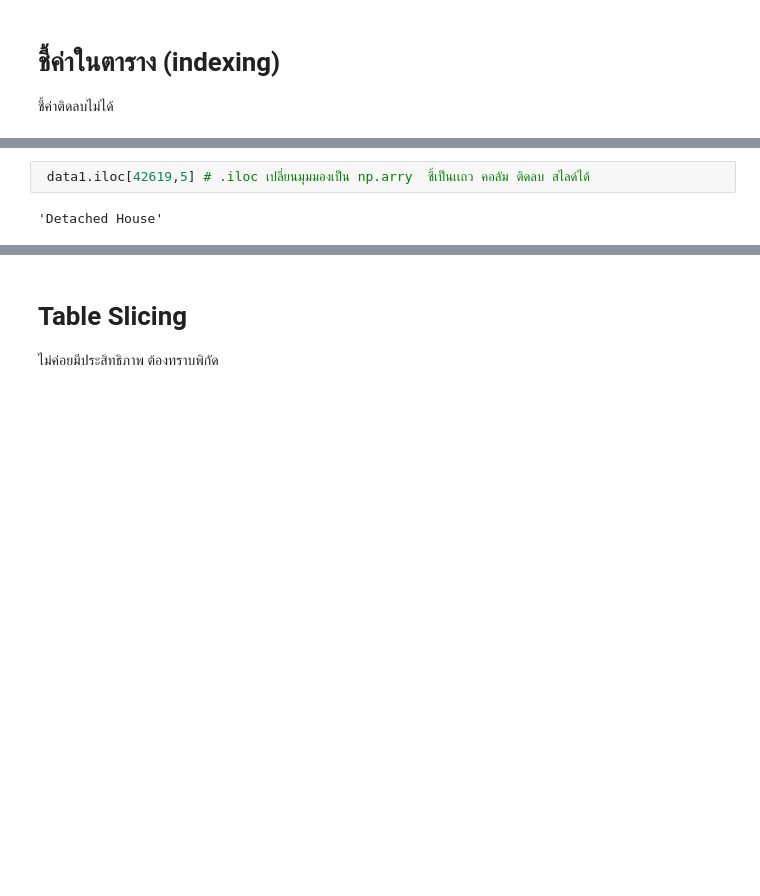
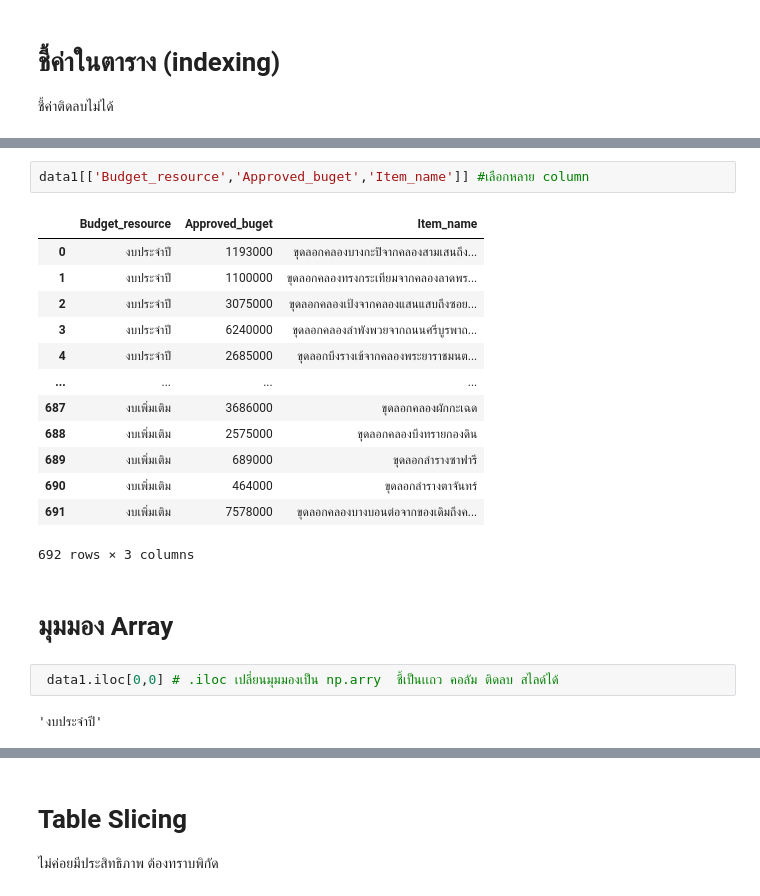
Before and after one commit to puttipongyy/python_dataviz2023, a Jupyter notebook: Pandas101.ipynb, the cells around one changed output, grey strips where cells are left out. Saved outputs shown, nothing was run; the diff lists cells and outputs as text; blank space fills up the shorter version.

```diff
--- a/Pandas101.ipynb
+++ b/Pandas101.ipynb
@@ -143,7 +153,25 @@ data1['propertytype_name_en'][42619]
+# %%
+data1[['Budget_resource','Approved_buget','Item_name']] #เลือกหลาย column
+# %% [output]
+|  | Budget_resource | Approved_buget | Item_name |
+| 0 | งบประจำปี | 1193000 | ขุดลอกคลองบางกะปิจากคลองสามเสนถึง... |
+| 1 | งบประจำปี | 1100000 | ขุดลอกคลองทรงกระเทียมจากคลองลาดพร... |
+| 2 | งบประจำปี | 3075000 | ขุดลอกคลองเป้งจากคลองแสนแสบถึงซอย... |
+| 3 | งบประจำปี | 6240000 | ขุดลอกคลองลำพังพวยจากถนนศรีบูรพาถ... |
+| 4 | งบประจำปี | 2685000 | ขุดลอกบึงรางเข้จากคลองพระยาราชมนต... |
+| ... | ... | ... | ... |
+| 687 | งบเพิ่มเติม | 3686000 | ขุดลอกคลองผักกะเฉด |
+| 688 | งบเพิ่มเติม | 2575000 | ขุดลอกคลองบึงทรายกองดิน |
+| 689 | งบเพิ่มเติม | 689000 | ขุดลอกลำรางซาฟารี |
+| 690 | งบเพิ่มเติม | 464000 | ขุดลอกลำรางตาจันทร์ |
+| 691 | งบเพิ่มเติม | 7578000 | ขุดลอกคลองบางบอนต่อจากของเดิมถึงค... |
+692 rows × 3 columns
+# %% [markdown]
+# มุมมอง Array
 # %%
- data1.iloc[42619,5] # .iloc เปลี่ยนมุมมองเป็น np.arry  ชี้เป็นเเถว คอลัม ติดลบ สไลด์ได้
+ data1.iloc[0,0] # .iloc เปลี่ยนมุมมองเป็น np.arry  ชี้เป็นเเถว คอลัม ติดลบ สไลด์ได้
 # %% [output]
-'Detached House'
+'งบประจำปี'
 # %%
  data1.iloc[-6,5]
 # %% [output]
```
Also changed, not shown: parts of 23 cells of this notebook.
